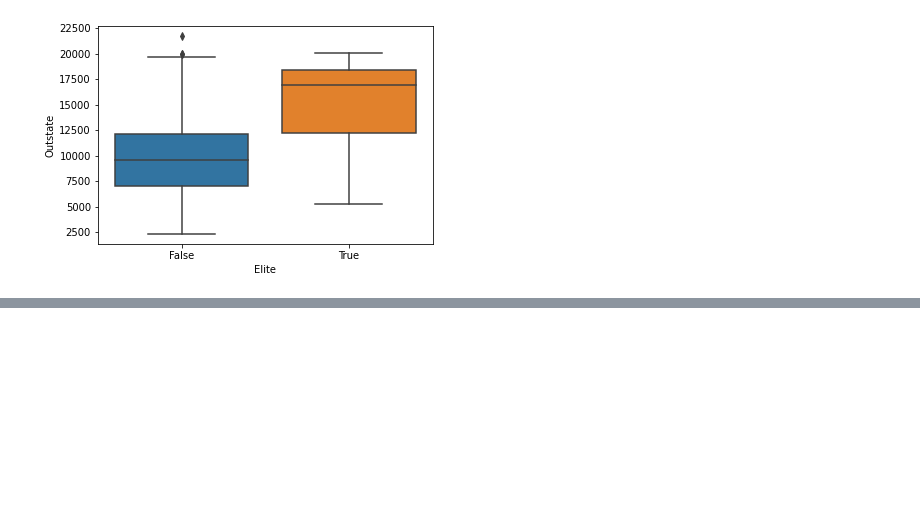
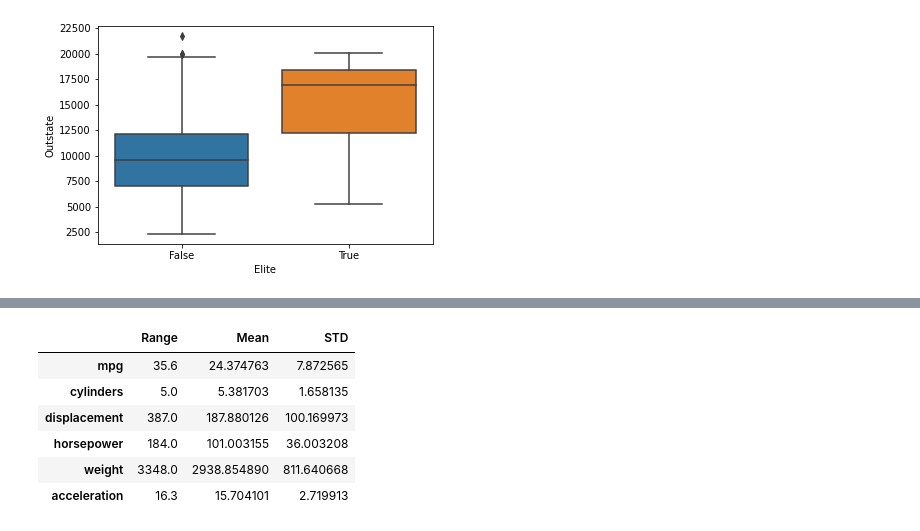
Before and after one commit to Laxmi884/ISLR_Exercises, a Jupyter notebook: ISLR_Exercise_2.ipynb, the cells around one changed output, grey strips where cells are left out. Cells and saved outputs as stored; diff of their text form; code cells hidden in the pictures; blank space fills up the shorter version.

```diff
--- a/ISLR_Exercise_2.ipynb
+++ b/ISLR_Exercise_2.ipynb
@@ -84,0 +147,14 @@ sns.boxplot(x=college['Elite'],y=college['Outstate'])
+# %%
+#9(d)
+auto_quant_d = auto_quant.drop(auto_quant.index[10:85])
+pd.DataFrame({'Range':auto_quant_d.max()-auto_quant_d.min(),
+              'Mean':auto_quant_d.mean(),
+              'STD':auto_quant_d.std()})
+# %% [output]
+|  | Range | Mean | STD |
+| mpg | 35.6 | 24.374763 | 7.872565 |
+| cylinders | 5.0 | 5.381703 | 1.658135 |
+| displacement | 387.0 | 187.880126 | 100.169973 |
+| horsepower | 184.0 | 101.003155 | 36.003208 |
+| weight | 3348.0 | 2938.854890 | 811.640668 |
+| acceleration | 16.3 | 15.704101 | 2.719913 |
```
Also changed, not shown: parts of 10 cells of this notebook.
